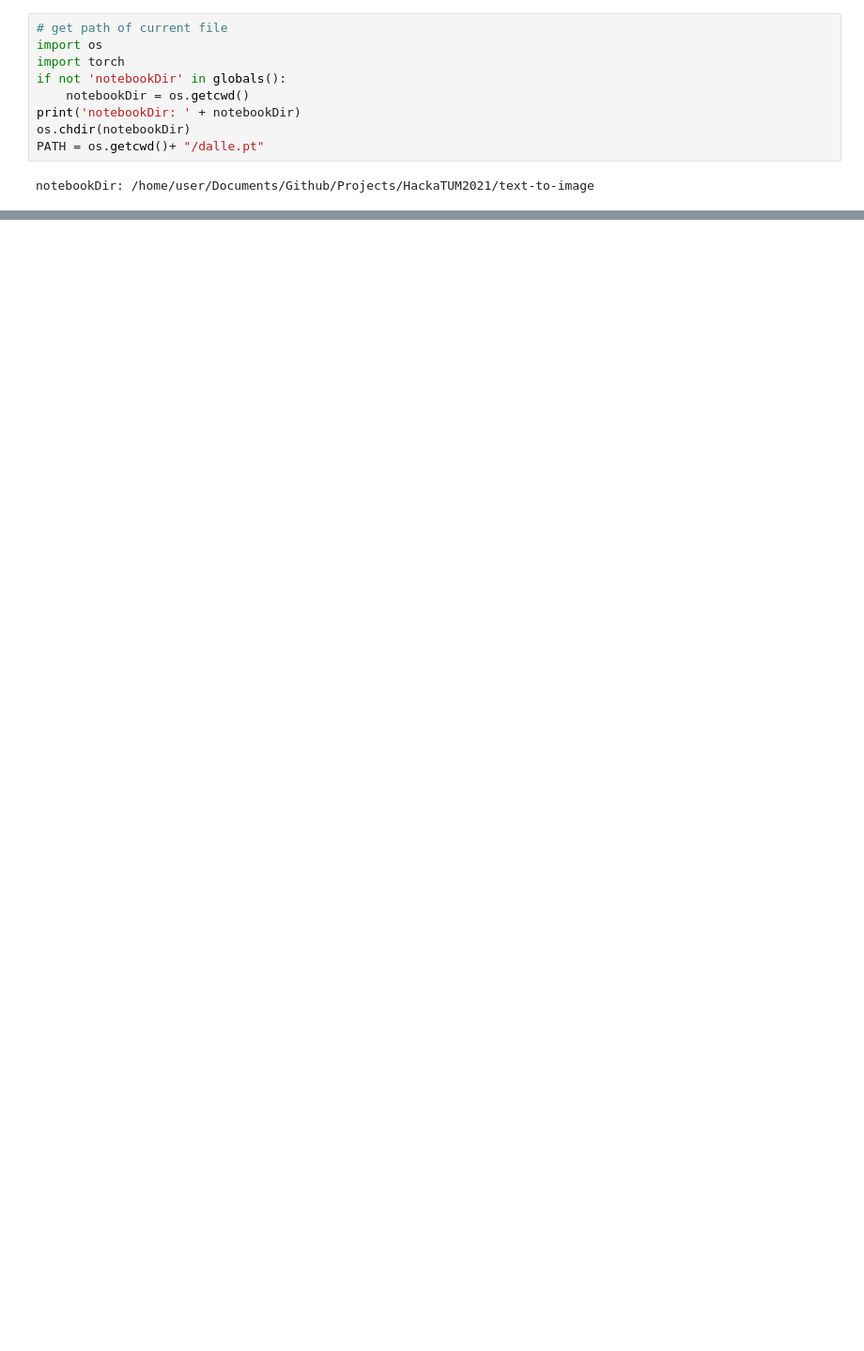
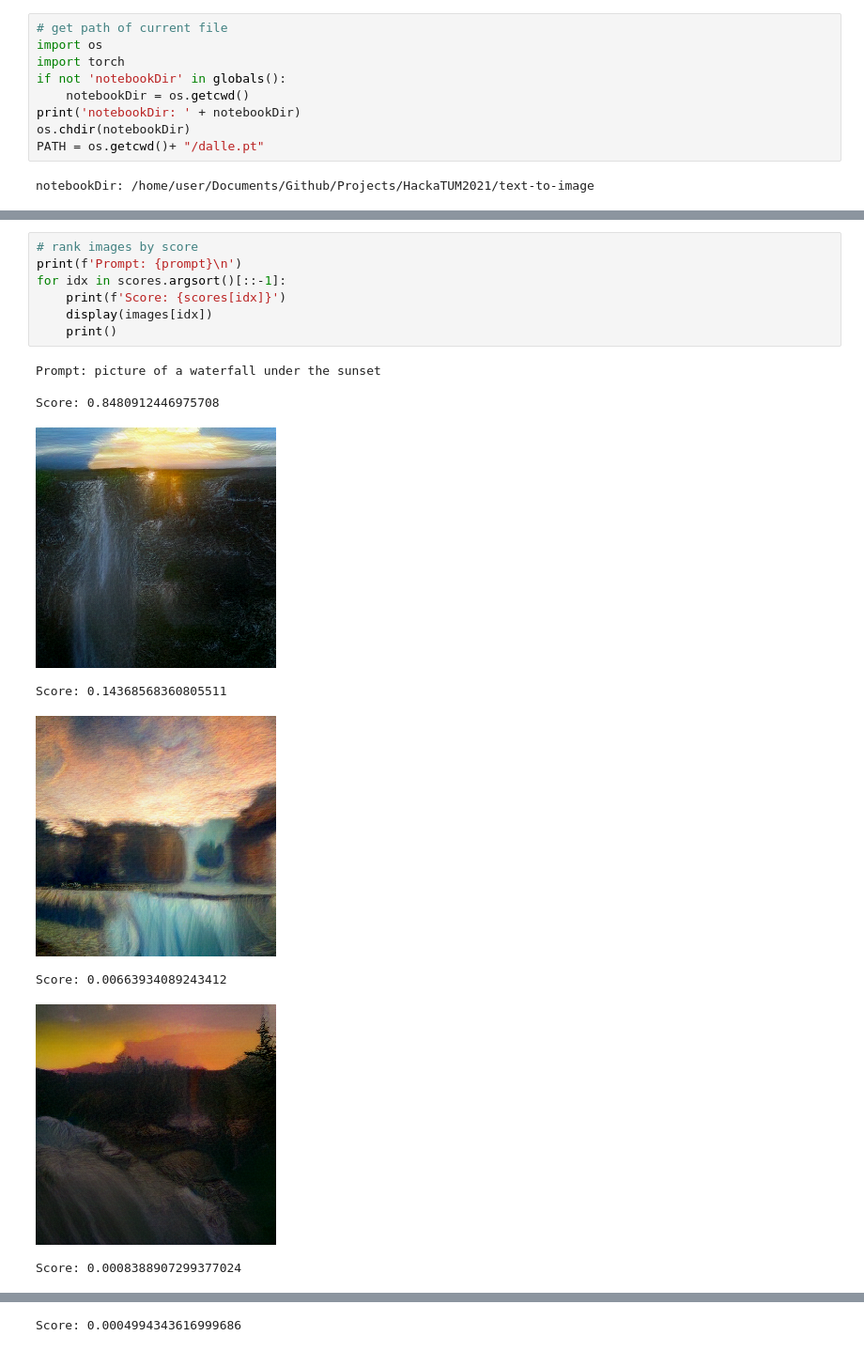
Before and after one commit to MoritzSchueler96/HackaTUM2021, a Jupyter notebook: text-to-image/tti.ipynb, the cells around one changed output, grey strips where cells are left out. Shown at 94% size. Saved outputs shown, nothing was run; the diff lists cells and outputs as text; blank space fills up the shorter version.

```diff
--- a/text-to-image/tti.ipynb
+++ b/text-to-image/tti.ipynb
@@ -100,0 +218,17 @@ show(grid)
+# %%
+# rank images by score
+print(f'Prompt: {prompt}\n')
+for idx in scores.argsort()[::-1]:
+    print(f'Score: {scores[idx]}')
+    display(images[idx])
+    print()
+# %% [output]
+Prompt: picture of a waterfall under the sunset
+
+Score: 0.8480912446975708
+[figure, added]
+Score: 0.14368568360805511
+[figure, added]
+Score: 0.00663934089243412
+[figure, added]
+Score: 0.0008388907299377024
@@ -100,0 +236 @@ show(grid)
+Score: 0.0004994343616999686
```
Also changed, not shown: parts of 56 cells of this notebook, 2 other files.
